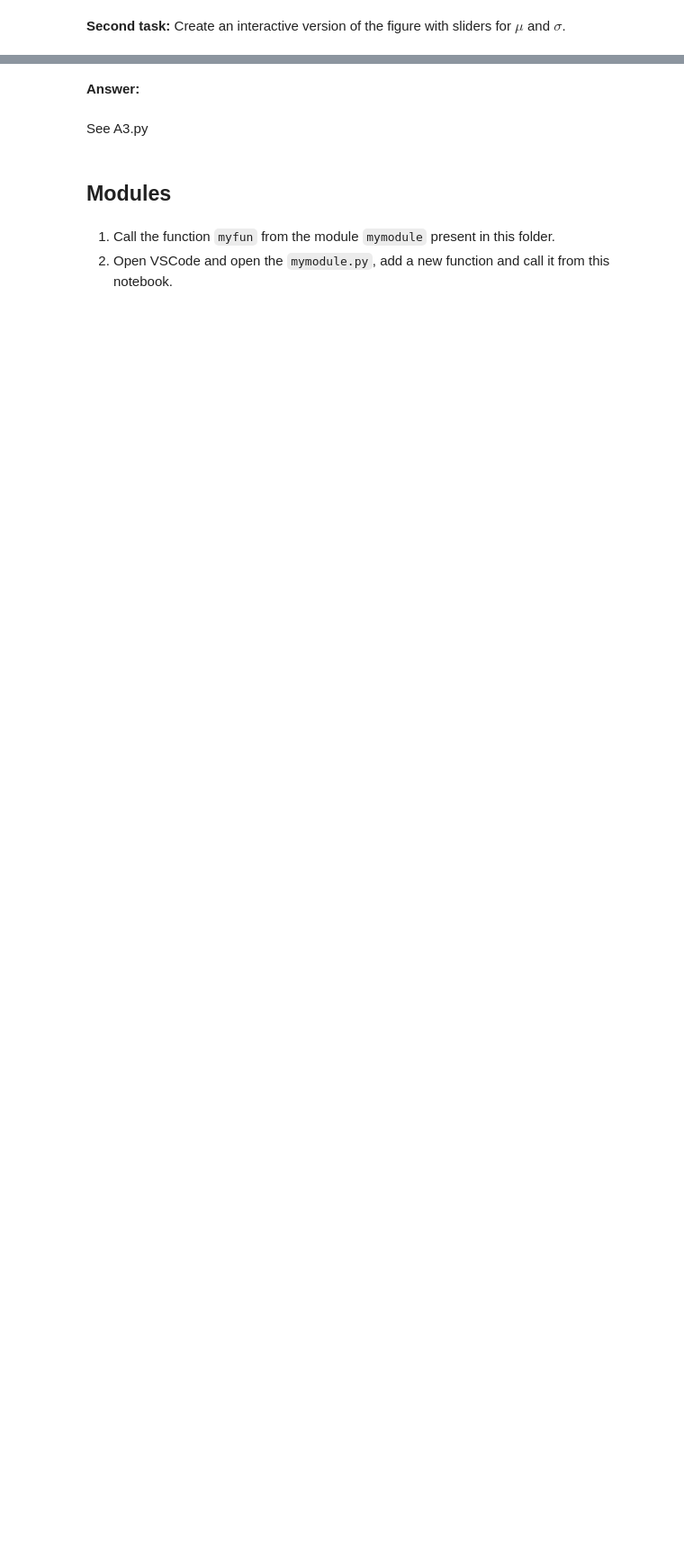
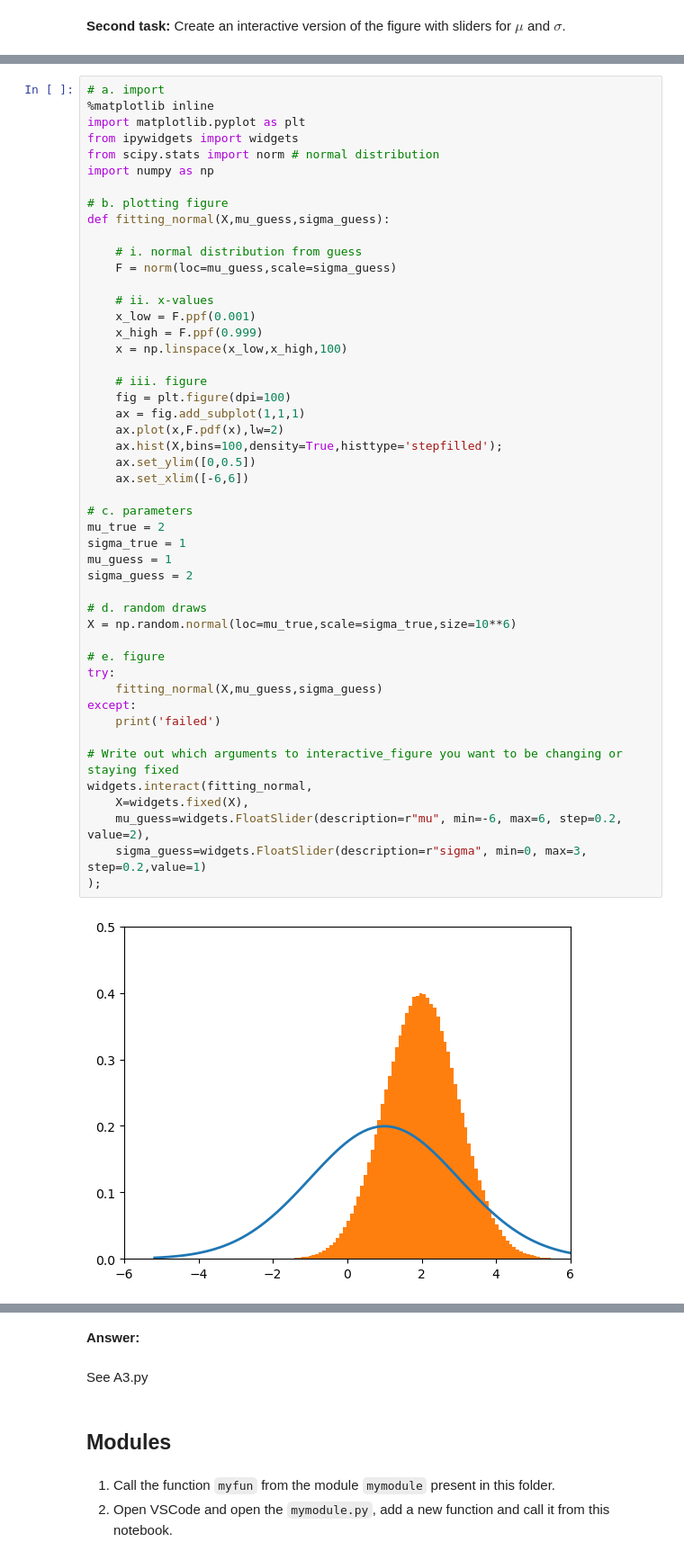
Before and after one commit to anl1313/IntroProg-exercises, a Jupyter notebook: PS2/problem_set_2.ipynb, the cells around one changed output, grey strips where cells are left out. Shown at 90% size. Cells and saved outputs as stored; diff of their text form; blank space fills up the shorter version.

```diff
--- a/PS2/problem_set_2.ipynb
+++ b/PS2/problem_set_2.ipynb
@@ -102,0 +153,50 @@ except:
+# %%
+# a. import
+%matplotlib inline
+import matplotlib.pyplot as plt
+from ipywidgets import widgets
+from scipy.stats import norm # normal distribution
+import numpy as np
+
+# b. plotting figure
+def fitting_normal(X,mu_guess,sigma_guess):
+
+    # i. normal distribution from guess
+    F = norm(loc=mu_guess,scale=sigma_guess)
+
+    # ii. x-values
+    x_low = F.ppf(0.001)
+    x_high = F.ppf(0.999)
+    x = np.linspace(x_low,x_high,100)
+
+    # iii. figure
+    fig = plt.figure(dpi=100)
+    ax = fig.add_subplot(1,1,1)
+    ax.plot(x,F.pdf(x),lw=2)
+    ax.hist(X,bins=100,density=True,histtype='stepfilled');
+    ax.set_ylim([0,0.5])
+    ax.set_xlim([-6,6])
+
+# c. parameters
+mu_true = 2
+sigma_true = 1
+mu_guess = 1
+sigma_guess = 2
+
+# d. random draws
+X = np.random.normal(loc=mu_true,scale=sigma_true,size=10**6)
+
+# e. figure
+try:
+    fitting_normal(X,mu_guess,sigma_guess)
+except:
+    print('failed')
+
+# Write out which arguments to interactive_figure you want to be changing or staying fixed
+widgets.interact(fitting_normal,
+    X=widgets.fixed(X),
+    mu_guess=widgets.FloatSlider(description=r"mu", min=-6, max=6, step=0.2, value=2),
+    sigma_guess=widgets.FloatSlider(description=r"sigma", min=0, max=3, step=0.2,value=1)
+);
+# %% [output]
+[figure, added]
```
Also changed, not shown: parts of 16 cells of this notebook.
